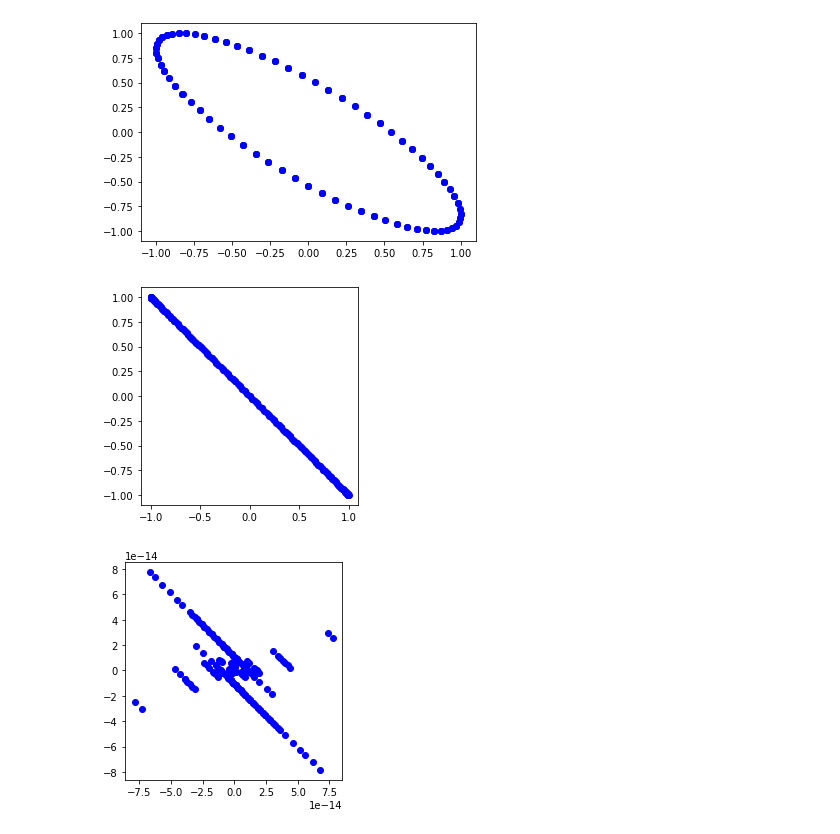
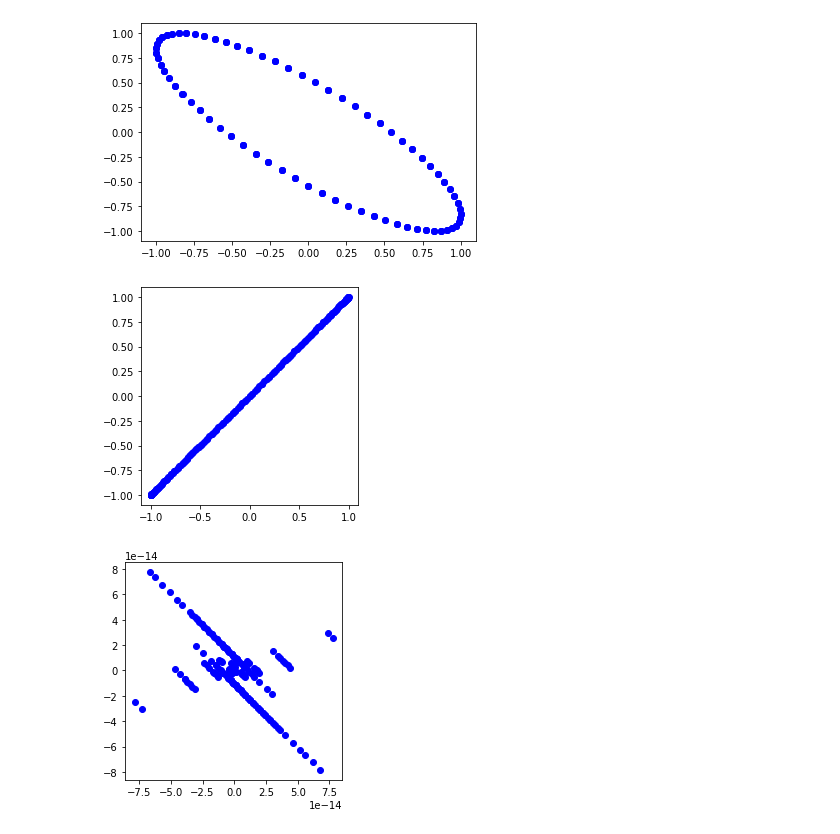
Before and after one commit to sarahheayoon/Topological-Data-Analysis, a Jupyter notebook: TDA Assignment 01-02.ipynb, the cells around one changed output. Saved outputs shown, nothing was run; the diff lists cells and outputs as text; code cells hidden in the pictures.

```diff
--- a/TDA Assignment 01-02.ipynb
+++ b/TDA Assignment 01-02.ipynb
@@ -206,21 +207,21 @@ plt.show()
 # %%
 # evenly sampled time at h interval where h = 0.47
 h = 0.47
 k = np.arange(0, 200, 1)
 x = np.sin(k*h)
-y = np.sin((k+(math.pi)/h)*h)
+y = np.sin((k+((-4*math.pi)/h))*h)
 
 # equal aspect ratio
 fig = plt.figure()
 ax = fig.add_subplot(111)
 ax.set_aspect('equal')
 
 # plot t versus sin(t)
 plt.plot(x, y, 'bo')
 #plt.plot(x, y)
 plt.show()
 # %% [output]
-[figure, old version]
+[figure, new version]
 # %%
 # evenly sampled time at h interval where h = pi
 h = math.pi
```
Also changed, not shown: parts of 7 cells of this notebook, 5 other files.
